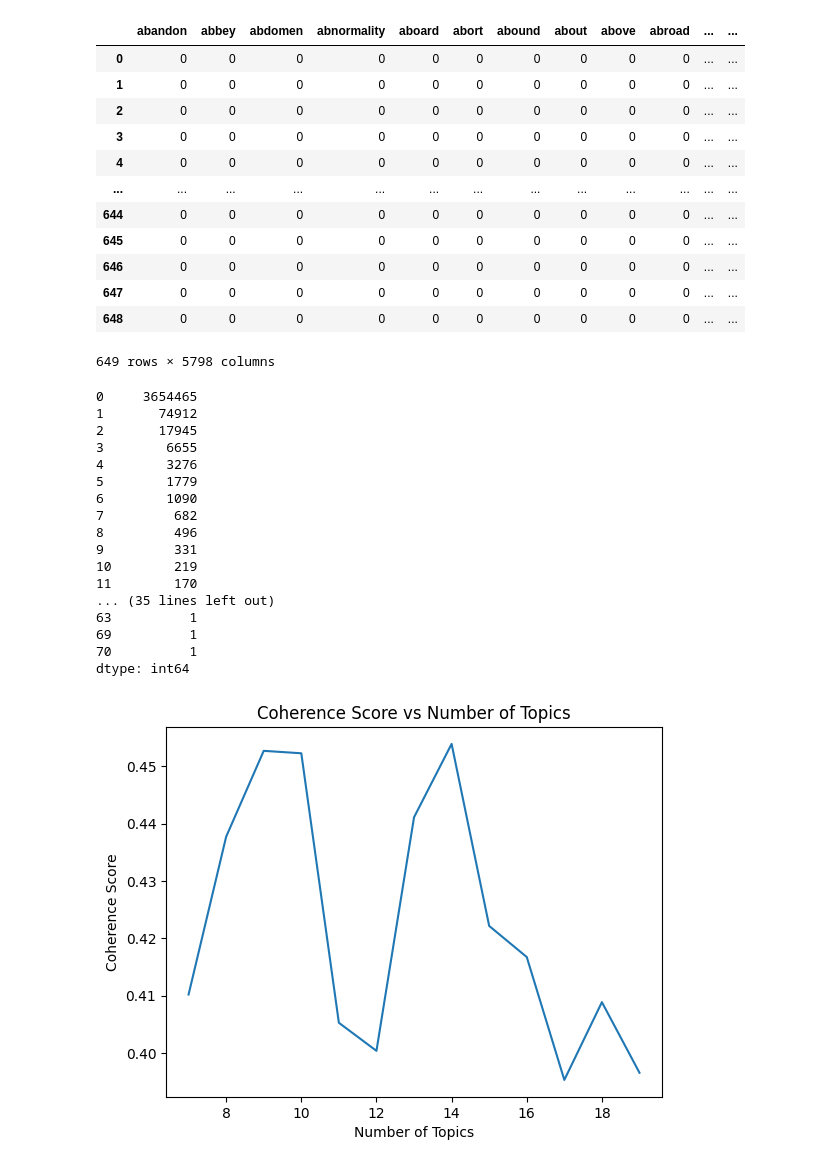
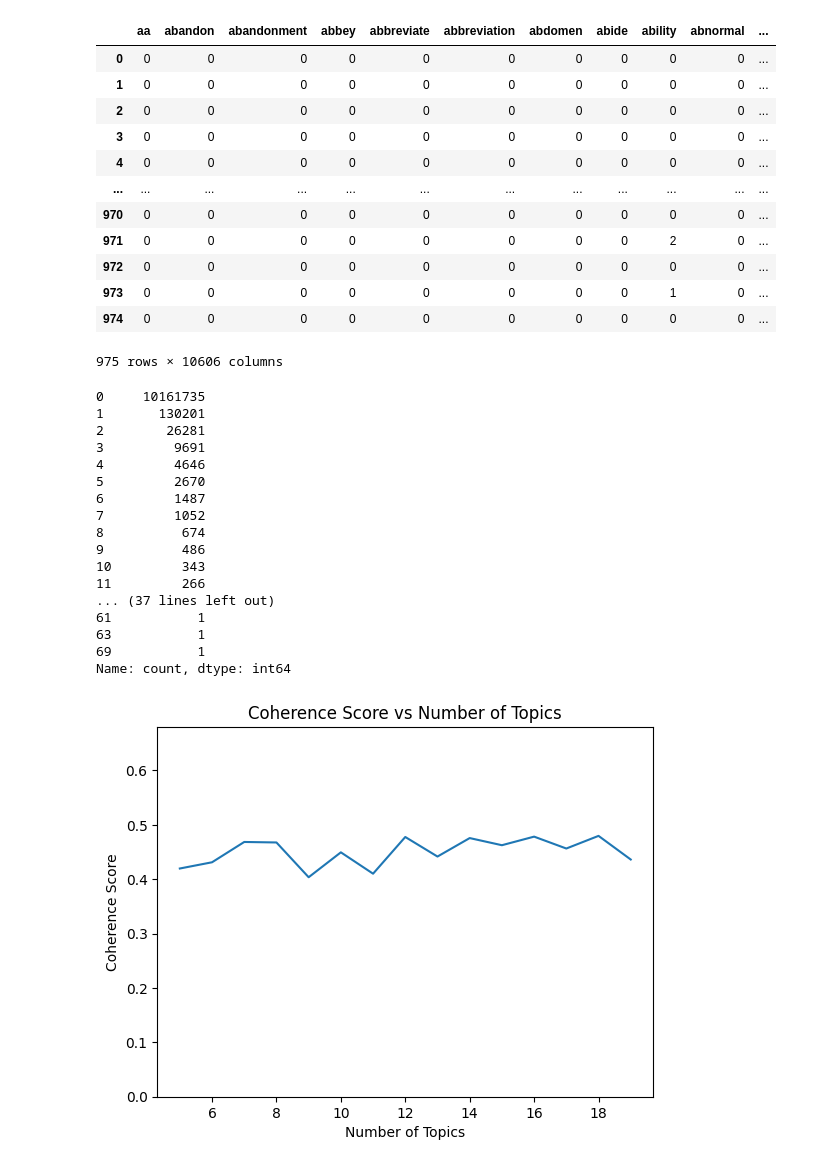
Before and after one commit to ChaithanyaSaiB/UMBC-DATA606-Capstone, a Jupyter notebook: notebooks/Exploration_and_Topic_Modeling.ipynb, the cells around one changed output. Saved outputs shown, nothing was run; the diff lists cells and outputs as text; code cells hidden in the pictures.

```diff
--- a/notebooks/Exploration_and_Topic_Modeling.ipynb
+++ b/notebooks/Exploration_and_Topic_Modeling.ipynb
@@ -15,6 +15,6 @@ from collections import defaultdict
 from sklearn.model_selection import ParameterGrid
 from sklearn.model_selection import train_test_split
 # %%
-data = pd.read_csv('/content/cnnhealth_transformed_second_edit.csv')
+data = pd.read_csv('/content/cnnhealth_transformed.csv')
 data
 # %% [output]
@@ -52,71 +52,72 @@ data_transformed = vectorizer.fit_transform(data['Content'])
 data_transformed = pd.DataFrame(data_transformed.toarray(), columns=vectorizer.get_feature_names_out(), index=data.index)
 data_transformed
 # %% [output]
-|  | abandon | abbey | abdomen | abnormality | aboard | abort | abound | about | above | abroad | ... | ... |
-| 0 | 0 | 0 | 0 | 0 | 0 | 0 | 0 | 0 | 0 | 0 | ... | ... |
-| 1 | 0 | 0 | 0 | 0 | 0 | 0 | 0 | 0 | 0 | 0 | ... | ... |
-| 2 | 0 | 0 | 0 | 0 | 0 | 0 | 0 | 0 | 0 | 0 | ... | ... |
-| 3 | 0 | 0 | 0 | 0 | 0 | 0 | 0 | 0 | 0 | 0 | ... | ... |
-| 4 | 0 | 0 | 0 | 0 | 0 | 0 | 0 | 0 | 0 | 0 | ... | ... |
-| ... | ... | ... | ... | ... | ... | ... | ... | ... | ... | ... | ... | ... |
-| 644 | 0 | 0 | 0 | 0 | 0 | 0 | 0 | 0 | 0 | 0 | ... | ... |
-| 645 | 0 | 0 | 0 | 0 | 0 | 0 | 0 | 0 | 0 | 0 | ... | ... |
-| 646 | 0 | 0 | 0 | 0 | 0 | 0 | 0 | 0 | 0 | 0 | ... | ... |
-| 647 | 0 | 0 | 0 | 0 | 0 | 0 | 0 | 0 | 0 | 0 | ... | ... |
-| 648 | 0 | 0 | 0 | 0 | 0 | 0 | 0 | 0 | 0 | 0 | ... | ... |
+|  | aa | abandon | abandonment | abbey | abbreviate | abbreviation | abdomen | abide | ability | abnormal | ... |
+| 0 | 0 | 0 | 0 | 0 | 0 | 0 | 0 | 0 | 0 | 0 | ... |
+| 1 | 0 | 0 | 0 | 0 | 0 | 0 | 0 | 0 | 0 | 0 | ... |
+| 2 | 0 | 0 | 0 | 0 | 0 | 0 | 0 | 0 | 0 | 0 | ... |
+| 3 | 0 | 0 | 0 | 0 | 0 | 0 | 0 | 0 | 0 | 0 | ... |
+| 4 | 0 | 0 | 0 | 0 | 0 | 0 | 0 | 0 | 0 | 0 | ... |
+| ... | ... | ... | ... | ... | ... | ... | ... | ... | ... | ... | ... |
+| 970 | 0 | 0 | 0 | 0 | 0 | 0 | 0 | 0 | 0 | 0 | ... |
+| 971 | 0 | 0 | 0 | 0 | 0 | 0 | 0 | 0 | 2 | 0 | ... |
+| 972 | 0 | 0 | 0 | 0 | 0 | 0 | 0 | 0 | 0 | 0 | ... |
+| 973 | 0 | 0 | 0 | 0 | 0 | 0 | 0 | 0 | 1 | 0 | ... |
+| 974 | 0 | 0 | 0 | 0 | 0 | 0 | 0 | 0 | 0 | 0 | ... |
-649 rows × 5798 columns
+975 rows × 10606 columns
 # %%
 data_transformed.stack().value_counts().sort_index()
 # %% [output]
-0     3654465
-1       74912
-2       17945
-3        6655
-4        3276
-5        1779
-6        1090
-7         682
-8         496
-9         331
-10        219
-11        170
-... (35 lines left out)
-63          1
-69          1
-70          1
-dtype: int64
+0     10161735
+1       130201
+2        26281
+3         9691
+4         4646
+5         2670
+6         1487
+7         1052
+8          674
+9          486
+10         343
+11         266
+... (37 lines left out)
+61           1
+63           1
+69           1
+Name: count, dtype: int64
 # %%
 # Tokenize documents
 tokenized_documents = [doc.split() for doc in data['Content']]
 
 # Create a dictionary from the tokenized documents
 dictionary = corpora.Dictionary(tokenized_documents)
 
 # Create a corpus from the tokenized documents
 corpus = [dictionary.doc2bow(doc) for doc in tokenized_documents]
 
 # Set range of topics to explore
-min_topics = 7
+min_topics = 5
 max_topics = 20
 step_size = 1
 topics_range = range(min_topics, max_topics, step_size)
 
 # Run LDA model for different number of topics and compute coherence score
 coherence_scores = []
 for num_topics in topics_range:
     lda_model = LdaModel(corpus=corpus, id2word=dictionary, num_topics=num_topics, random_state=100, update_every=1, chunksize=100, passes=10, alpha='auto', per_word_topics=True)
     coherence_model = CoherenceModel(model=lda_model, texts=tokenized_documents, dictionary=dictionary, coherence='c_v')
     coherence_score = coherence_model.get_coherence()
     coherence_scores.append(coherence_score)
 
 # Plot coherence score vs number of topics
 plt.plot(topics_range, coherence_scores)
+plt.ylim(0, max(coherence_scores)+0.2)
 plt.xlabel("Number of Topics")
 plt.ylabel("Coherence Score")
 plt.title("Coherence Score vs Number of Topics")
 plt.show()
 # %% [output]
-[figure, old version]
+[figure, new version]
 # %%
 # Split data into training and validation sets
 train_corpus, val_corpus = train_test_split(corpus, test_size=0.2, random_state=42)
```
Also changed, not shown: parts of 9 cells of this notebook.
